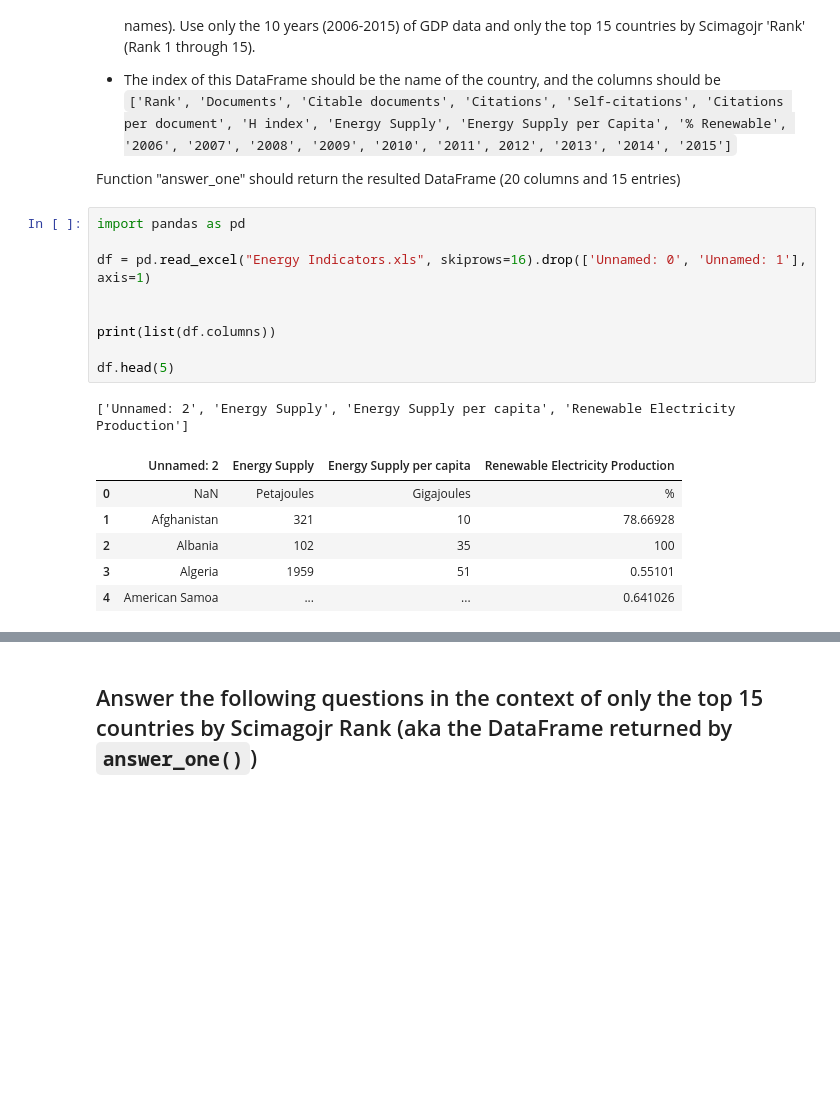
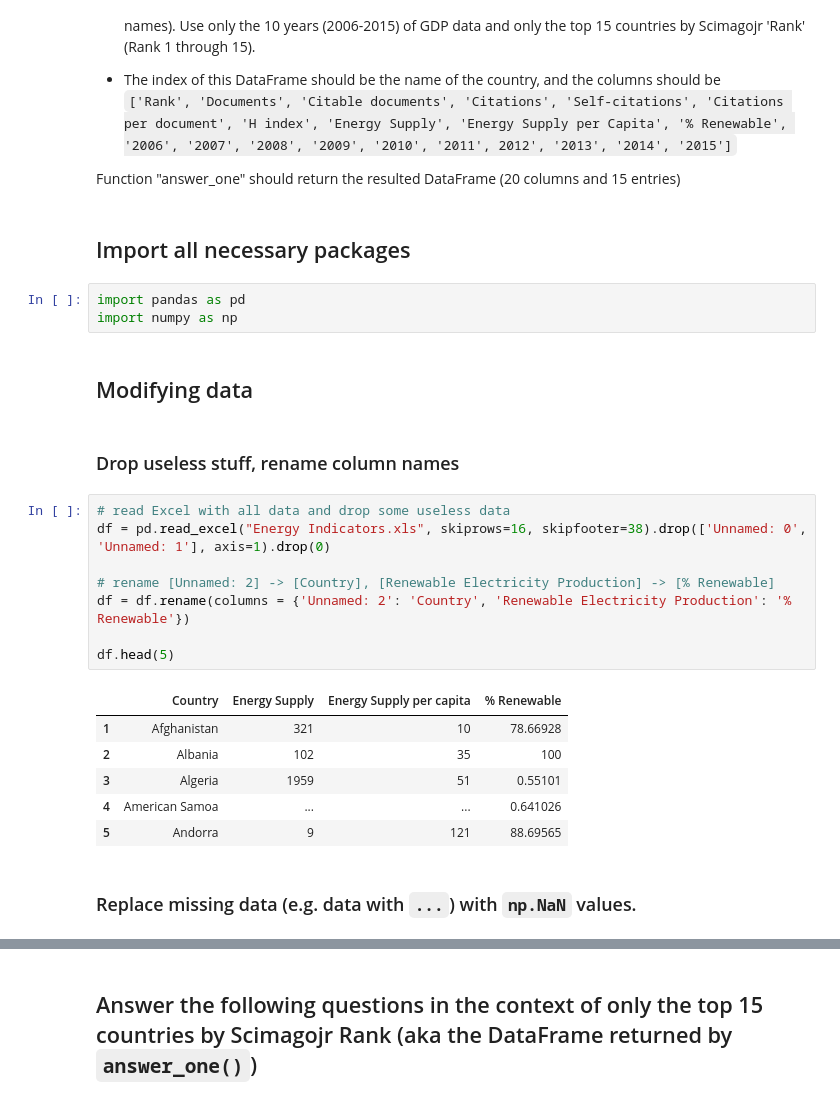
Before and after one commit to MykolaHavrylov/DS_kemp, a Jupyter notebook: lesson_3_pandas/lesson_3_hometask_pandas .ipynb, the cells around one changed output, grey strips where cells are left out. Cells and saved outputs as stored; diff of their text form; blank space fills up the shorter version.

Commit message:
finished with modifying data

```diff
--- a/lesson_3_pandas/lesson_3_hometask_pandas .ipynb
+++ b/lesson_3_pandas/lesson_3_hometask_pandas .ipynb
@@ -55,20 +55,29 @@ It is a csv containing countries' GDP from 1960 to 2015 from World Bank. Call th
 `['Rank', 'Documents', 'Citable documents', 'Citations', 'Self-citations', 'Citations per document', 'H index', 'Energy Supply', 'Energy Supply per Capita', '% Renewable', '2006', '2007', '2008', '2009', '2010', '2011', 2012', '2013', '2014', '2015']`
 
 Function "answer_one" should return the resulted DataFrame (20 columns and 15 entries)
+# %% [markdown]
+## Import all necessary packages
+# %%
+import pandas as pd
+import numpy as np
+# %% [markdown]
+## Modifying data
+# %% [markdown]
+### Drop useless stuff, rename column names
 # %%
-import pandas as pd
+# read Excel with all data and drop some useless data
+df = pd.read_excel("Energy Indicators.xls", skiprows=16, skipfooter=38).drop(['Unnamed: 0', 'Unnamed: 1'], axis=1).drop(0)
 
-df = pd.read_excel("Energy Indicators.xls", skiprows=16).drop(['Unnamed: 0', 'Unnamed: 1'], axis=1)
-
-
-print(list(df.columns))
+# rename [Unnamed: 2] -> [Country], [Renewable Electricity Production] -> [% Renewable]
+df = df.rename(columns = {'Unnamed: 2': 'Country', 'Renewable Electricity Production': '% Renewable'})
 
 df.head(5)
 # %% [output]
-['Unnamed: 2', 'Energy Supply', 'Energy Supply per capita', 'Renewable Electricity Production']
-|  | Unnamed: 2 | Energy Supply | Energy Supply per capita | Renewable Electricity Production |
-| 0 | NaN | Petajoules | Gigajoules | % |
+|  | Country | Energy Supply | Energy Supply per capita | % Renewable |
 | 1 | Afghanistan | 321 | 10 | 78.66928 |
 | 2 | Albania | 102 | 35 | 100 |
 | 3 | Algeria | 1959 | 51 | 0.55101 |
 | 4 | American Samoa | ... | ... | 0.641026 |
+| 5 | Andorra | 9 | 121 | 88.69565 |
+# %% [markdown]
+### Replace missing data (e.g. data with `...`) with `np.NaN` values.
```
Also changed, not shown: parts of 12 cells of this notebook, 3 other files.
